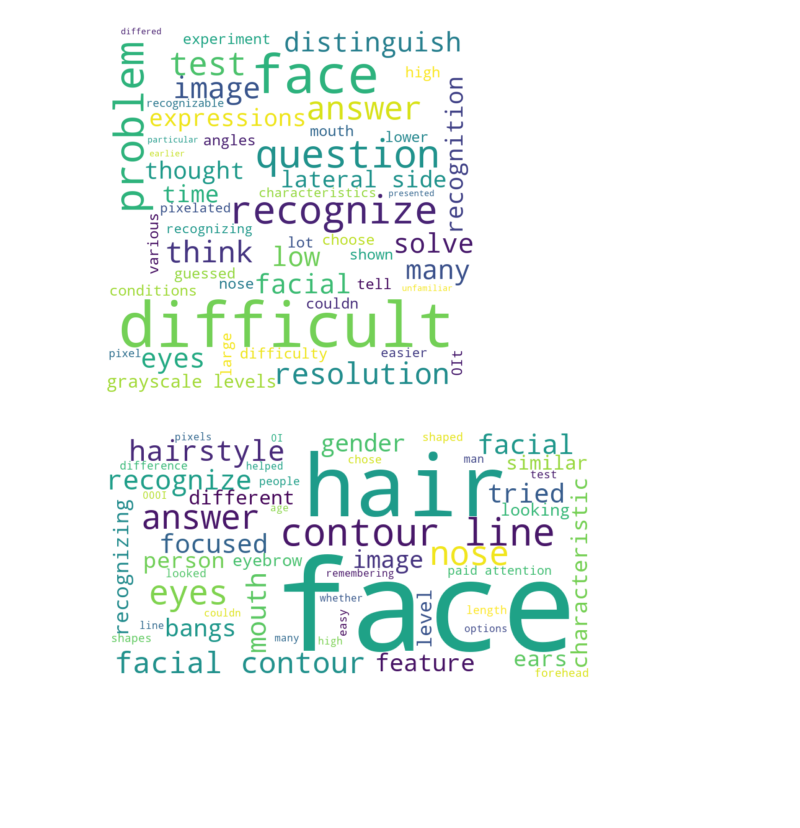
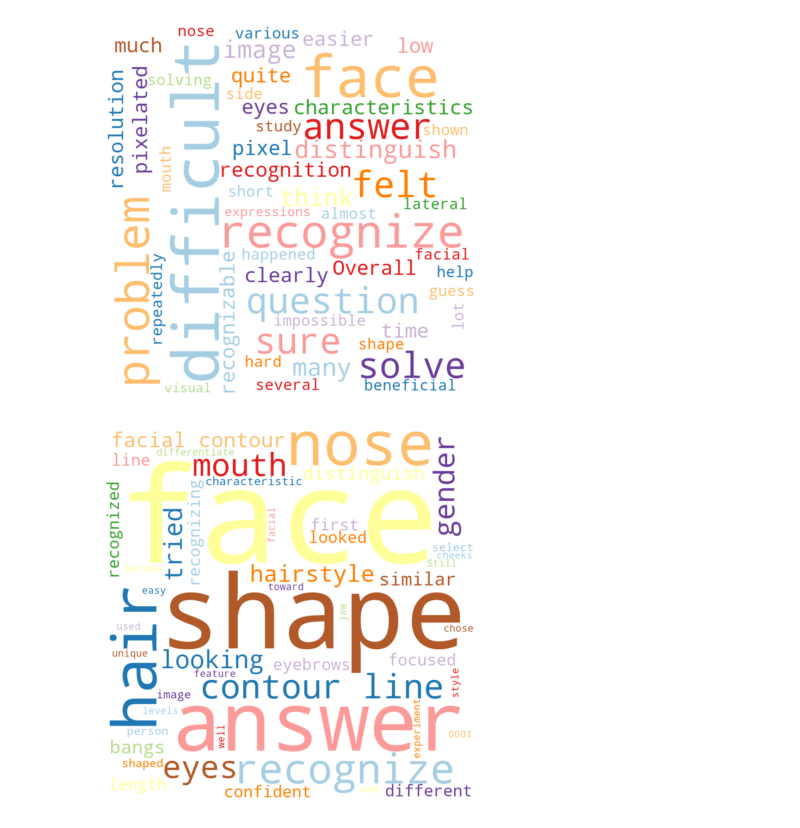
Before and after one commit to namin-an/ArtificialVision, a Jupyter notebook: Wordclouds.ipynb, the cells around one changed output. Saved outputs shown, nothing was run; the diff lists cells and outputs as text; code cells hidden in the pictures; blank space fills up the shorter version.

Commit message:
Change visualization

```diff
--- a/Wordclouds.ipynb
+++ b/Wordclouds.ipynb
@@ -4,16 +4,16 @@ import pandas as pd
 import matplotlib.pyplot as plt
 from wordcloud import WordCloud, STOPWORDS
 # %%
-test_type = 'opt'
-thres1, thres2 = 51, 100
+test_type = 'elec'
+thres = 52
 base_path = f'C:\\Users\\Na Min An\\Desktop\\Development\\ArtificialVision'
 
 data_path = os.path.join(base_path, 'data')
 opinion_df = pd.read_csv(os.path.join(data_path, 'OpinionsVer2.csv')).fillna(0)
 if test_type == 'opt':
-    opinion_df = opinion_df.iloc[:thres1, :] + opinion_df.iloc[-1, :]
+    opinion_df = pd.concat([opinion_df.iloc[:thres, :], opinion_df.iloc[-1, :].to_frame().transpose()], axis=0)
 elif test_type == 'elec':
-    opinion_df = opinion_df.iloc[thres1:-1, :]
+    opinion_df = opinion_df.iloc[thres:-1, :]
 opinion_df = opinion_df.reset_index()
 
 opinion_df.tail()
@@ -29,29 +34,31 @@ for i in range(opinion_df.shape[0]):
 wordcloud = WordCloud(width=800,
                       height=800,
                       max_words=50,
-                      stopwords=list(STOPWORDS) + ['000Very', '0000Quite', '00The', '00It', 'even', 't', 'm', 'will', 'given', 'whenever', 'overall', 'felt', 'quite', 'much', 'clearly', 'sure', 'several'],
-                      background_color='white').generate(text)
+                      stopwords=list(STOPWORDS) + ['000Very', '0000Quite', '00The', '00It', 'even', 'etc', 'take', 'case', 't', 'm', 'will', 'given', 'whenever'],
+                      background_color='white',
+                      colormap='Paired').generate(text)
 
 plt.imshow(wordcloud, interpolation='bilinear')
 plt.axis('off')
 plt.show()
 # %% [output]
-[figure, old version]
+[figure, new version]
 # %%
 sel_col = 'Focused Facial Features'
 
 text = ''
 for i in range(opinion_df.shape[0]):
     text += opinion_df[sel_col].astype(str)[i]
 
 wordcloud = WordCloud(width=800,
-                      height=400,
+                      height=800,
                       max_words=50,
-                      stopwords=list(STOPWORDS) + ['shape', 'see', 'hard', 'distinguish', 'problem', 'even', 'think', 'etc', 'difficult', 'take', 'thought', 'case', 'find', 't', 'm', 'will', 'given', 'whenever', 'overall', 'felt', 'quite', 'much', 'clearly', 'sure', 'several'],
-                      background_color='white').generate(text)
+                      stopwords=list(STOPWORDS) + ['vs', '000000I', '000Very', '0000Quite', '00The', '00It', 'see', 'even', 'etc', 'take', 'case', 't', 'm', 'will', 'given', 'whenever', 'overall', 'quite', 'much', 'sure', 'several'],
+                      background_color='white',
+                      colormap='Paired').generate(text)
 
 plt.imshow(wordcloud, interpolation='bilinear')
 plt.axis('off')
 plt.show()
 # %% [output]
-[figure, old version]
+[figure, new version]
```
Also changed, not shown: parts of 1 cell of this notebook.
